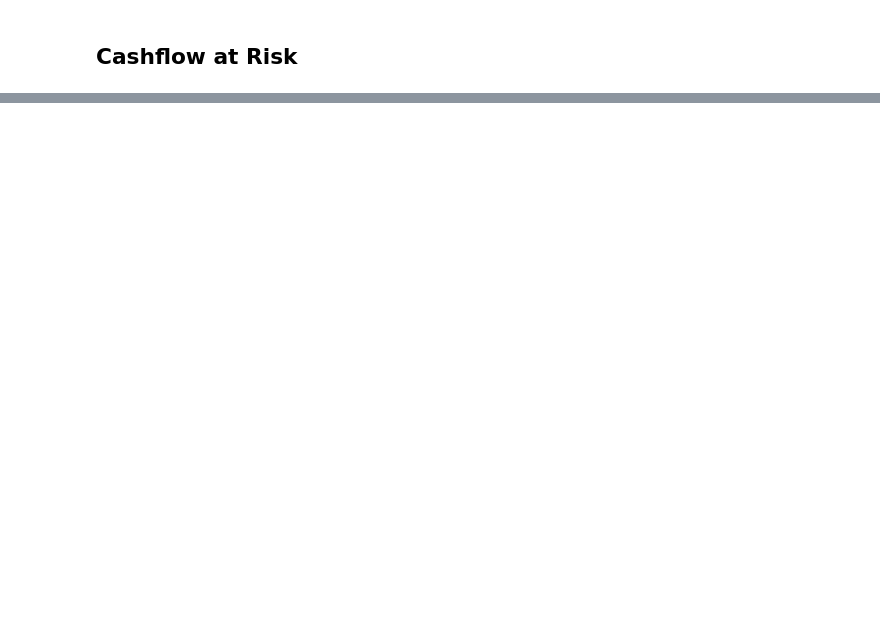
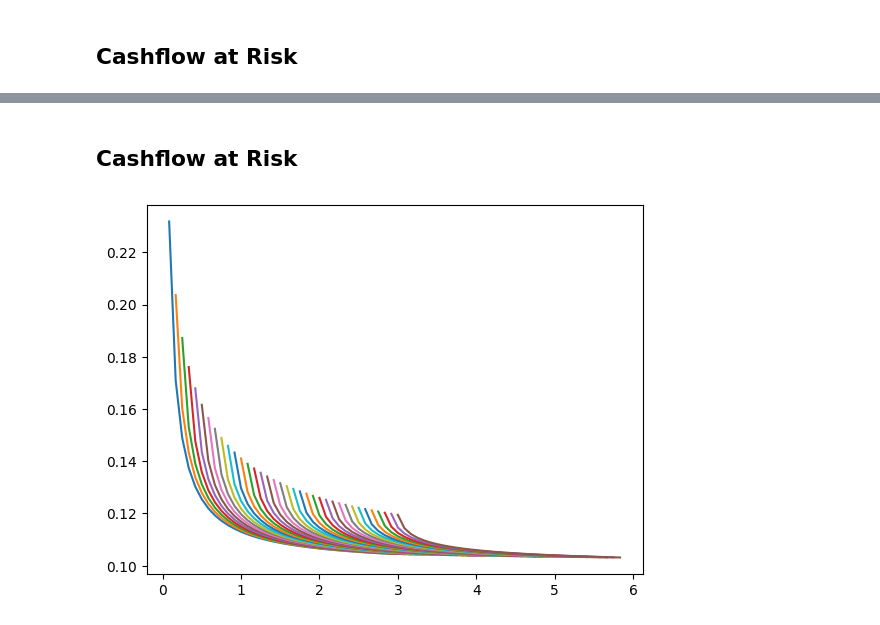
Before and after one commit to bmyksvoll/curves, a Jupyter notebook: bsr_simulation.ipynb, the cells around one changed output, grey strips where cells are left out. Saved outputs shown, nothing was run; the diff lists cells and outputs as text; code cells hidden in the pictures; blank space fills up the shorter version.

```diff
--- a/bsr_simulation.ipynb
+++ b/bsr_simulation.ipynb
@@ -238,0 +247,37 @@ for i, t in enumerate(initial_times):
+# %% [markdown]
+## Cashflow at Risk
+# %%
+# Parameters
+
+n_sims = 100  # Number of paths to simulate
+T = 3  # Total time in years
+dt = 1/12  # Daily time step
+
+b = 2/3/10
+a = 0.2*b
+c = 0.1
+
+initial_times = np.arange(0, T, dt)   # Time steps
+
+# Generate independent random samples
+w = np.random.randn(n_sims, len(initial_times))
+
+for i, t in enumerate(initial_times):
+    step_times = initial_times + t
+    sigma = bsr_volatility.sigma_brs(0, t+dt, step_times, a,b,c)
+    plt.plot(step_times, sigma)
+
+    #z[i,:] = np.exp(np.outer(w[i,:],sigma) - 0.5 * sigma**2*tau)
+
+
+
+
+
+# Plot each row as a separate line
+#for i, row in enumerate(sim_curves):
+#    plt.plot(times_tau,row, label=f'Row {i+1}', lw=0.3)
+
+#plt.plot(times,term_structure_initial, color='black', lw=2, label='Term Structure')
+#plt.plot(times,sigma_brs(t, t+dt, taus, a,b,c), color='black', lw=2, label='Term Structure')
+# %% [output]
+[figure, added]
```
Also changed, not shown: parts of 6 cells of this notebook, 1 other file.
